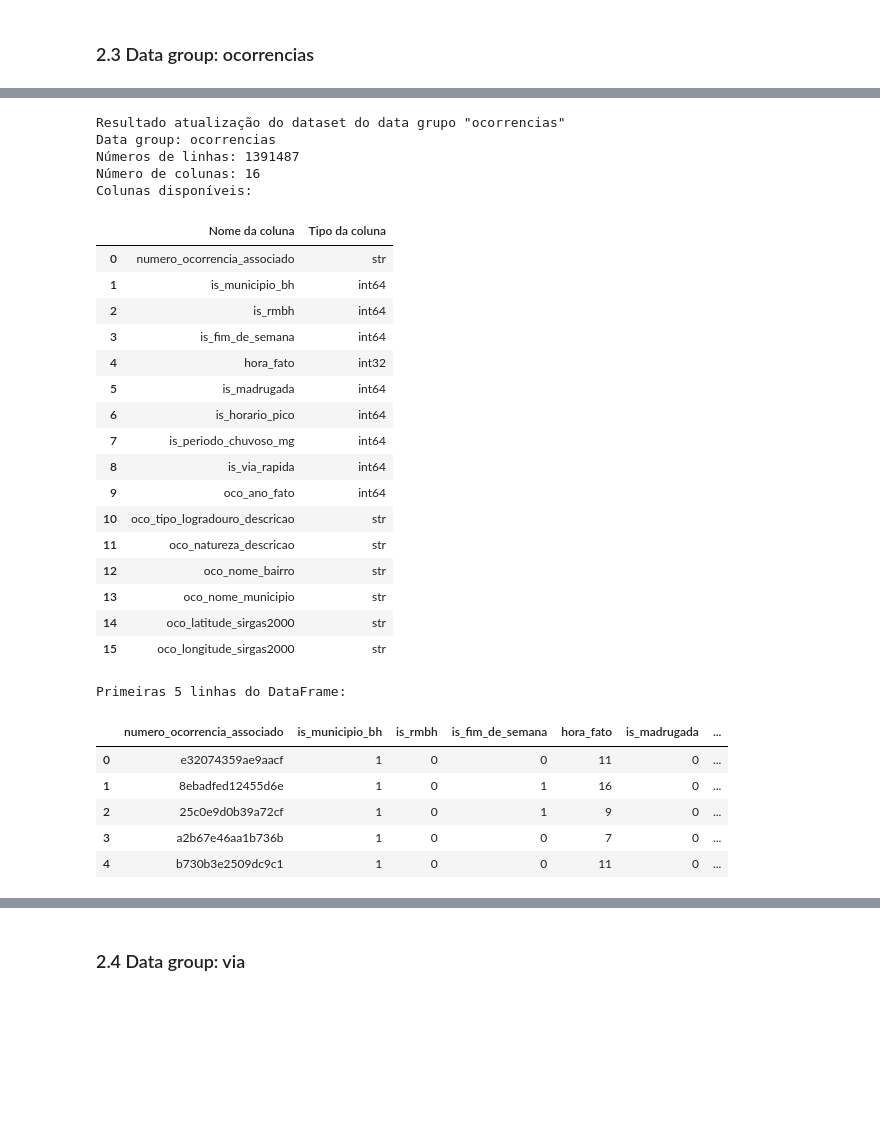
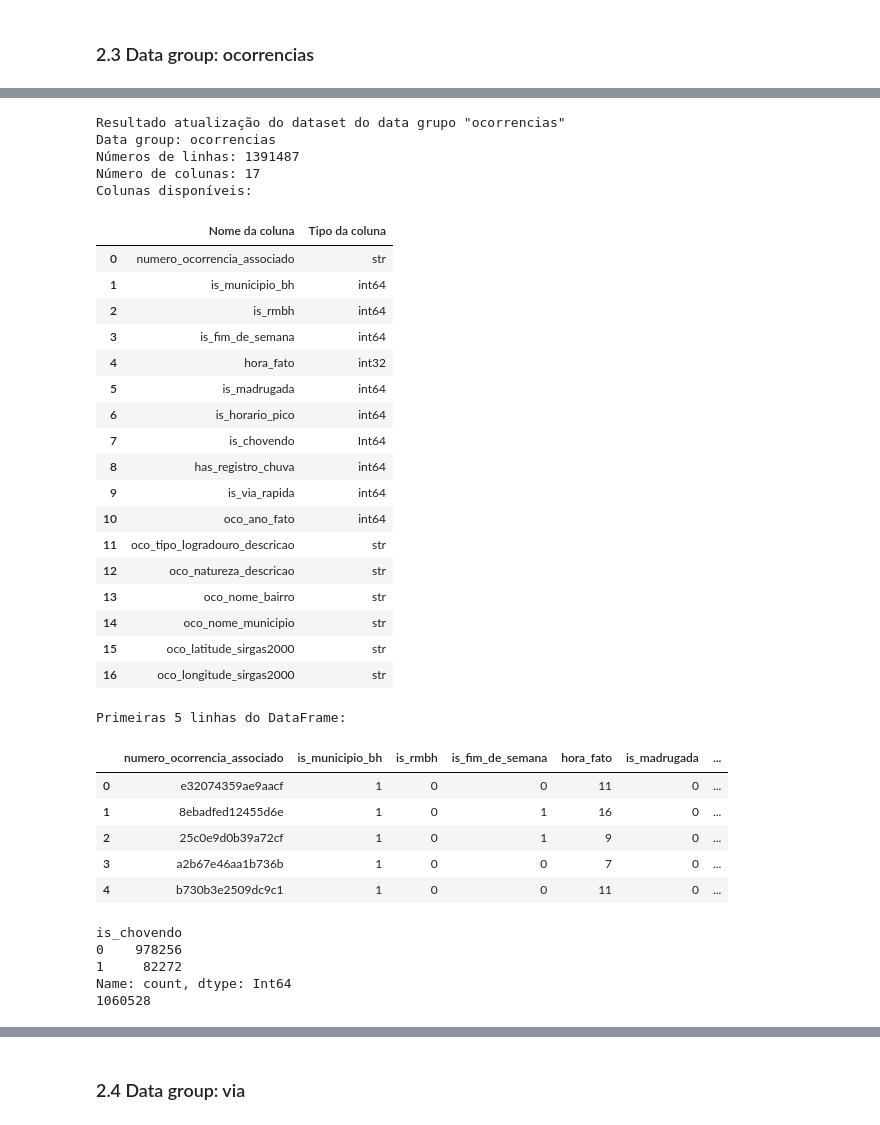
Before and after one commit to luan-gomes/road-traffic-accident-severity-prediction-mg, a Jupyter notebook: notebooks/eda.ipynb, the cells around one changed output, grey strips where cells are left out. Saved outputs shown, nothing was run; the diff lists cells and outputs as text; code cells hidden in the pictures; blank space fills up the shorter version.

```diff
--- a/notebooks/eda.ipynb
+++ b/notebooks/eda.ipynb
@@ -249,0 +271,10 @@ Transformações e Atributos Agregados:
+# %%
+from src.raining import load_inmet_precipitation_data
+
+df_estacoes, df_precipitacao = load_inmet_precipitation_data(DATA_DIR / 'inmet')
+print(f"Estações carregadas: {len(df_estacoes)}")
+print(f"Período: {df_precipitacao.index.min()} a {df_precipitacao.index.max()} (horário UTC)")
+print(f"Precipitação horária: mínimo de {df_precipitacao.min().min()} mm e máximo de {df_precipitacao.max().max()} mm")
+print(f"Menor precipitação maior que 0: {df_precipitacao[df_precipitacao > 0].min().min()} mm")
+display(df_estacoes.head())
+display(df_precipitacao.head())
@@ -250,34 +299,35 @@ Transformações e Atributos Agregados:
 # %%
 from src.preprocessing import process_ocorrencias_base_dataset
 
 raw_ocorrencias_df = df_per_data_group['ocorrencias'].copy()
-ocorrencias_df_agreggated = process_ocorrencias_base_dataset(raw_ocorrencias_df)
+ocorrencias_df_agreggated = process_ocorrencias_base_dataset(raw_ocorrencias_df, df_estacoes, df_precipitacao)
 ocorrencias_df_agreggated.head()
 print('Resultado atualização do dataset do data grupo "ocorrencias"')
 display_basic_df_info('ocorrencias', ocorrencias_df_agreggated)
 # %% [output]
 Resultado atualização do dataset do data grupo "ocorrencias"
 Data group: ocorrencias
 Números de linhas: 1391487
-Número de colunas: 16
+Número de colunas: 17
 Colunas disponíveis:
 |  | Nome da coluna | Tipo da coluna |
 | 0 | numero_ocorrencia_associado | str |
 | 1 | is_municipio_bh | int64 |
 | 2 | is_rmbh | int64 |
 | 3 | is_fim_de_semana | int64 |
 | 4 | hora_fato | int32 |
 | 5 | is_madrugada | int64 |
 | 6 | is_horario_pico | int64 |
-| 7 | is_periodo_chuvoso_mg | int64 |
-| 8 | is_via_rapida | int64 |
-| 9 | oco_ano_fato | int64 |
-| 10 | oco_tipo_logradouro_descricao | str |
-| 11 | oco_natureza_descricao | str |
-| 12 | oco_nome_bairro | str |
-| 13 | oco_nome_municipio | str |
-| 14 | oco_latitude_sirgas2000 | str |
-| 15 | oco_longitude_sirgas2000 | str |
+| 7 | is_chovendo | Int64 |
+| 8 | has_registro_chuva | int64 |
+| 9 | is_via_rapida | int64 |
+| 10 | oco_ano_fato | int64 |
+| 11 | oco_tipo_logradouro_descricao | str |
+| 12 | oco_natureza_descricao | str |
+| 13 | oco_nome_bairro | str |
+| 14 | oco_nome_municipio | str |
+| 15 | oco_latitude_sirgas2000 | str |
+| 16 | oco_longitude_sirgas2000 | str |
 Primeiras 5 linhas do DataFrame:
 |  | numero_ocorrencia_associado | is_municipio_bh | is_rmbh | is_fim_de_semana | hora_fato | is_madrugada | ... |
 | 0 | e32074359ae9aacf | 1 | 0 | 0 | 11 | 0 | ... |
@@ -285,6 +335,15 @@ Primeiras 5 linhas do DataFrame:
 | 2 | 25c0e9d0b39a72cf | 1 | 0 | 1 | 9 | 0 | ... |
 | 3 | a2b67e46aa1b736b | 1 | 0 | 0 | 7 | 0 | ... |
 | 4 | b730b3e2509dc9c1 | 1 | 0 | 0 | 11 | 0 | ... |
+# %%
+print(ocorrencias_df_agreggated['is_chovendo'].value_counts())
+print(ocorrencias_df_agreggated['is_chovendo'].count())
+# %% [output]
+is_chovendo
+0    978256
+1     82272
+Name: count, dtype: Int64
+1060528
 # %% [markdown]
 Transformações e Novas Atributos:
 
```
Also changed, not shown: parts of 14 cells of this notebook, 2 other files.
